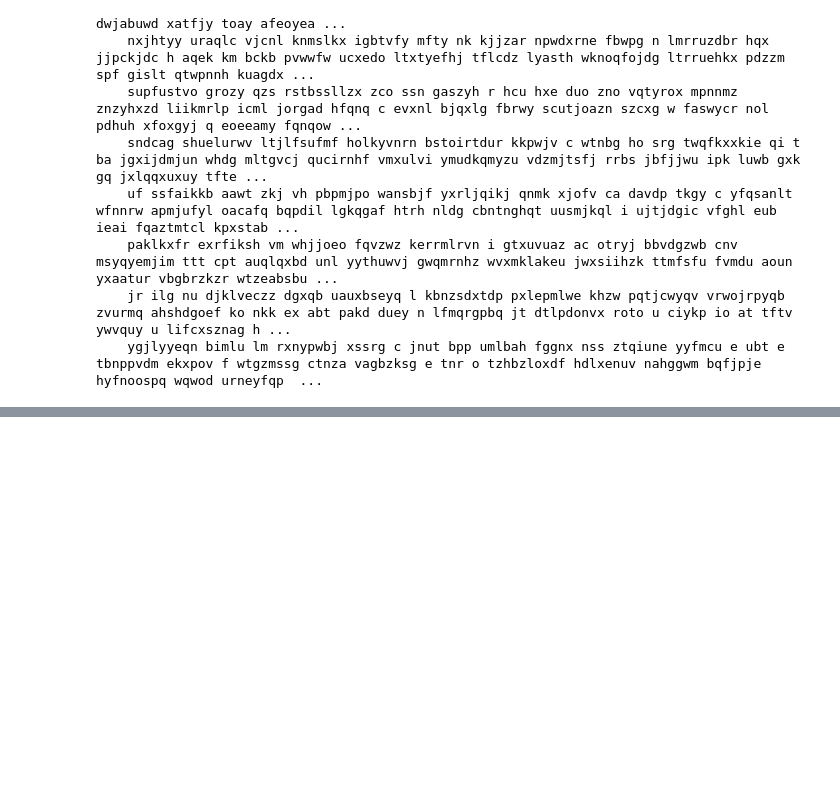
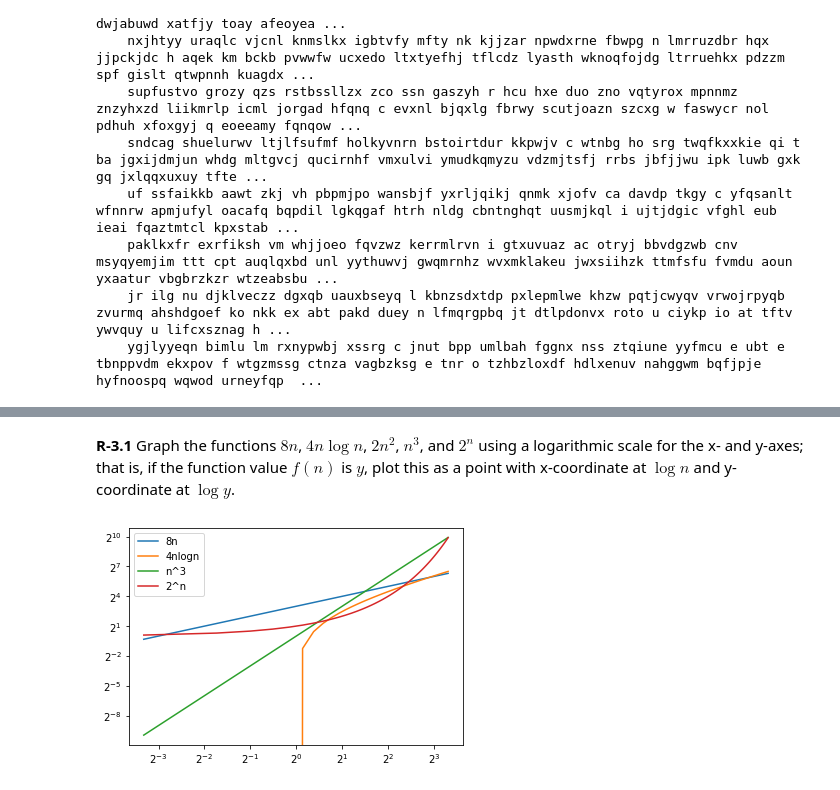
Before and after one commit to largecats/data-structures-and-algorithms-notes, a Jupyter notebook: dsa-in-python/dsa_in_python.ipynb, the cells around one changed output, grey strips where cells are left out. Saved outputs shown, nothing was run; the diff lists cells and outputs as text; code cells hidden in the pictures; blank space fills up the shorter version.

```diff
--- a/dsa-in-python/dsa_in_python.ipynb
+++ b/dsa-in-python/dsa_in_python.ipynb
@@ -3039,0 +3024,21 @@ class Polygon(metaclass=ABCMeta):
+# %% [markdown]
+**R-3.1** Graph the functions $8n$, $4n\log n$, $2n^2$, $n^3$, and $2^n$ using a logarithmic scale
+for the x- and y-axes; that is, if the function value $f(n)$ is $y$, plot this as a
+point with x-coordinate at $\log n$ and y-coordinate at $\log y$.
+# %%
+import matplotlib.pyplot as plt
+%matplotlib inline
+import numpy as np
+import math
+
+n = np.arange(0.1, 10., 0.2)
+plt.plot(n, 8*n, label='8n')
+plt.plot(n, 4*n*np.log(n), label='4nlogn')
+plt.plot(n, n**3, label='n^3')
+plt.plot(n, 2**n, label='2^n')
+plt.legend(loc='upper left')
+plt.yscale('log',basey=2)
+plt.xscale('log',basex=2)
+plt.show()
+# %% [output]
+[figure, added]
```
Also changed, not shown: parts of 6 cells of this notebook.
